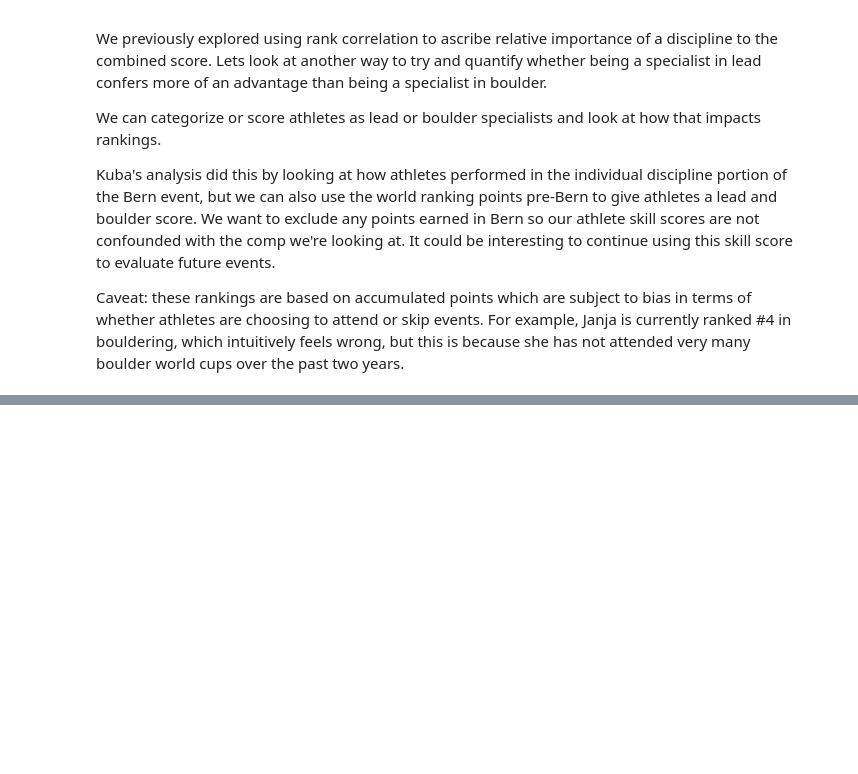
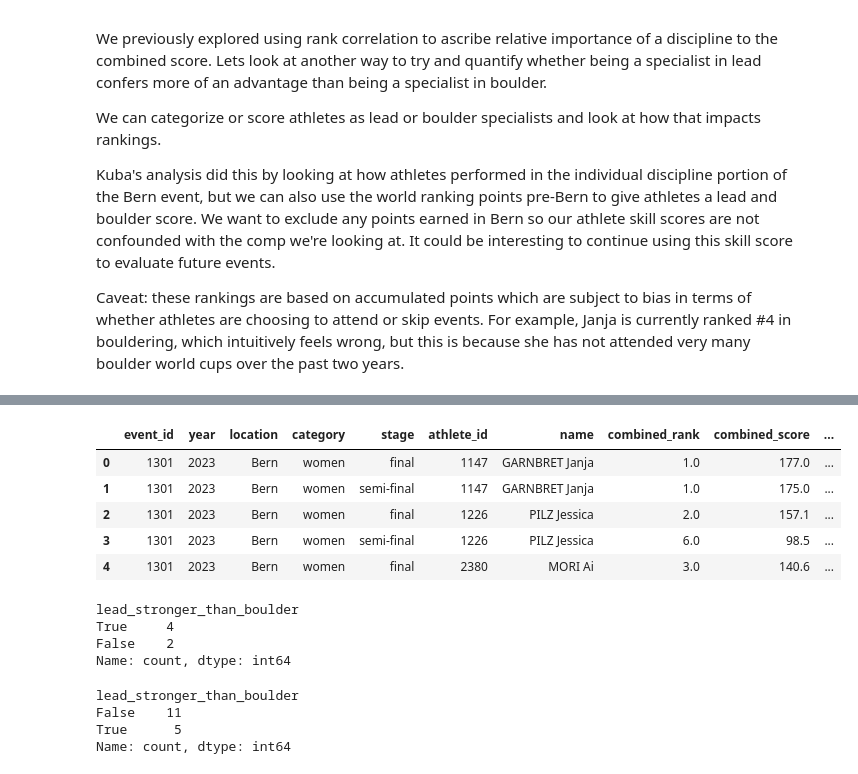
Before and after one commit to mlauter/compclimbingstats, a Jupyter notebook: leadadvantage.ipynb, the cells around one changed output, grey strips where cells are left out. Cells and saved outputs as stored; diff of their text form; code cells hidden in the pictures; blank space fills up the shorter version.

```diff
--- a/leadadvantage.ipynb
+++ b/leadadvantage.ipynb
@@ -492,0 +440,26 @@ wrwbdf
+# %%
+rankpct.loc[:,'lead_stronger_than_boulder'] = rankpct['lead_score_pct'] - rankpct['boulder_score_pct'] >= 0
+rankpct.head()
+# %% [output]
+|  | event_id | year | location | category | stage | athlete_id | name | combined_rank | combined_score | ... |
+| 0 | 1301 | 2023 | Bern | women | final | 1147 | GARNBRET Janja | 1.0 | 177.0 | ... |
+| 1 | 1301 | 2023 | Bern | women | semi-final | 1147 | GARNBRET Janja | 1.0 | 175.0 | ... |
+| 2 | 1301 | 2023 | Bern | women | final | 1226 | PILZ Jessica | 2.0 | 157.1 | ... |
+| 3 | 1301 | 2023 | Bern | women | semi-final | 1226 | PILZ Jessica | 6.0 | 98.5 | ... |
+| 4 | 1301 | 2023 | Bern | women | final | 2380 | MORI Ai | 3.0 | 140.6 | ... |
+# %%
+podiumrankpct = rankpct[(rankpct.stage == 'final') & (rankpct.combined_rank <= 3.0)]
+podiumrankpct.lead_stronger_than_boulder.value_counts()
+# %% [output]
+lead_stronger_than_boulder
+True     4
+False    2
+Name: count, dtype: int64
+# %%
+finalsrankpct = rankpct[(rankpct.stage == 'final')]
+finalsrankpct.lead_stronger_than_boulder.value_counts()
+# %% [output]
+lead_stronger_than_boulder
+False    11
+True      5
+Name: count, dtype: int64
```
Also changed, not shown: parts of 17 cells of this notebook.
